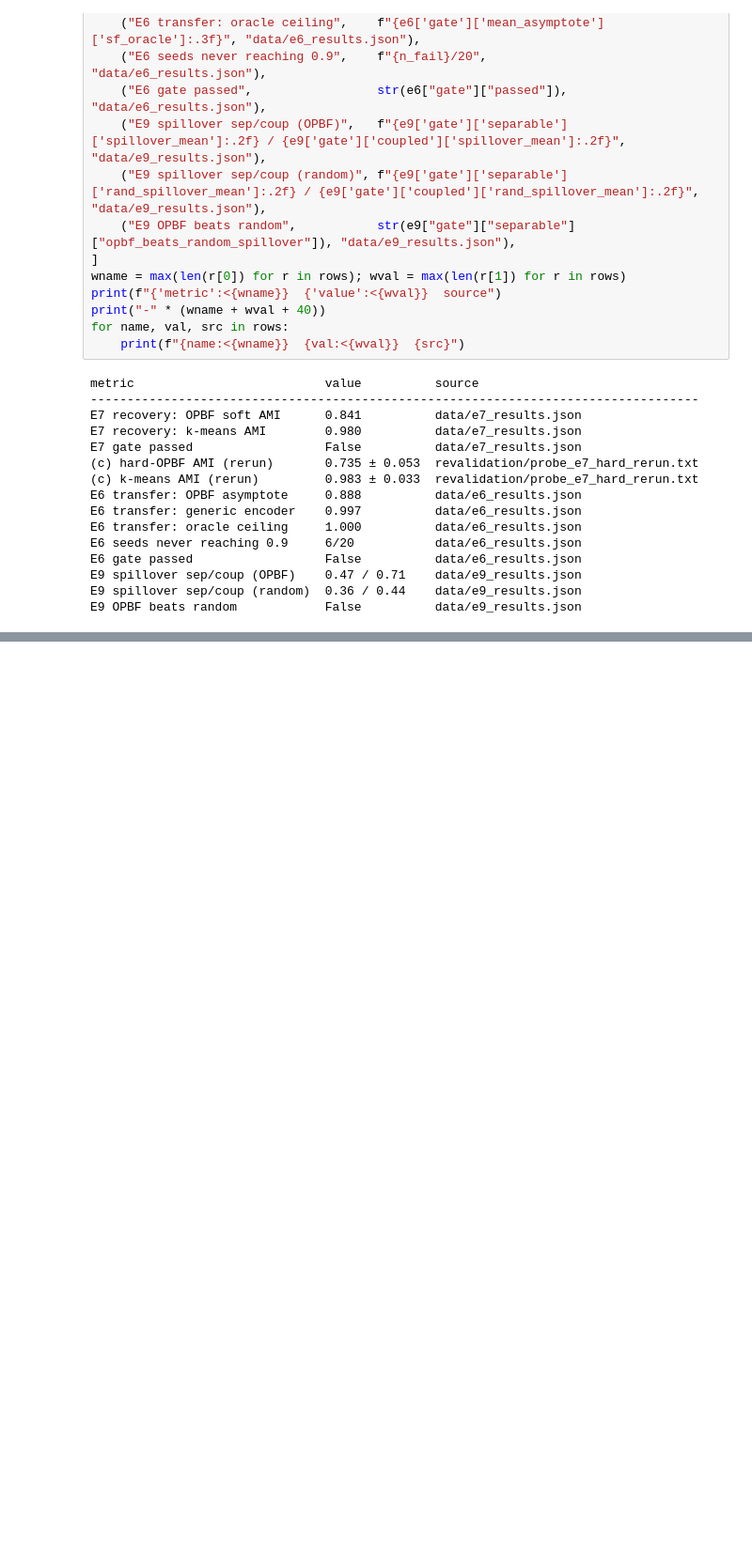
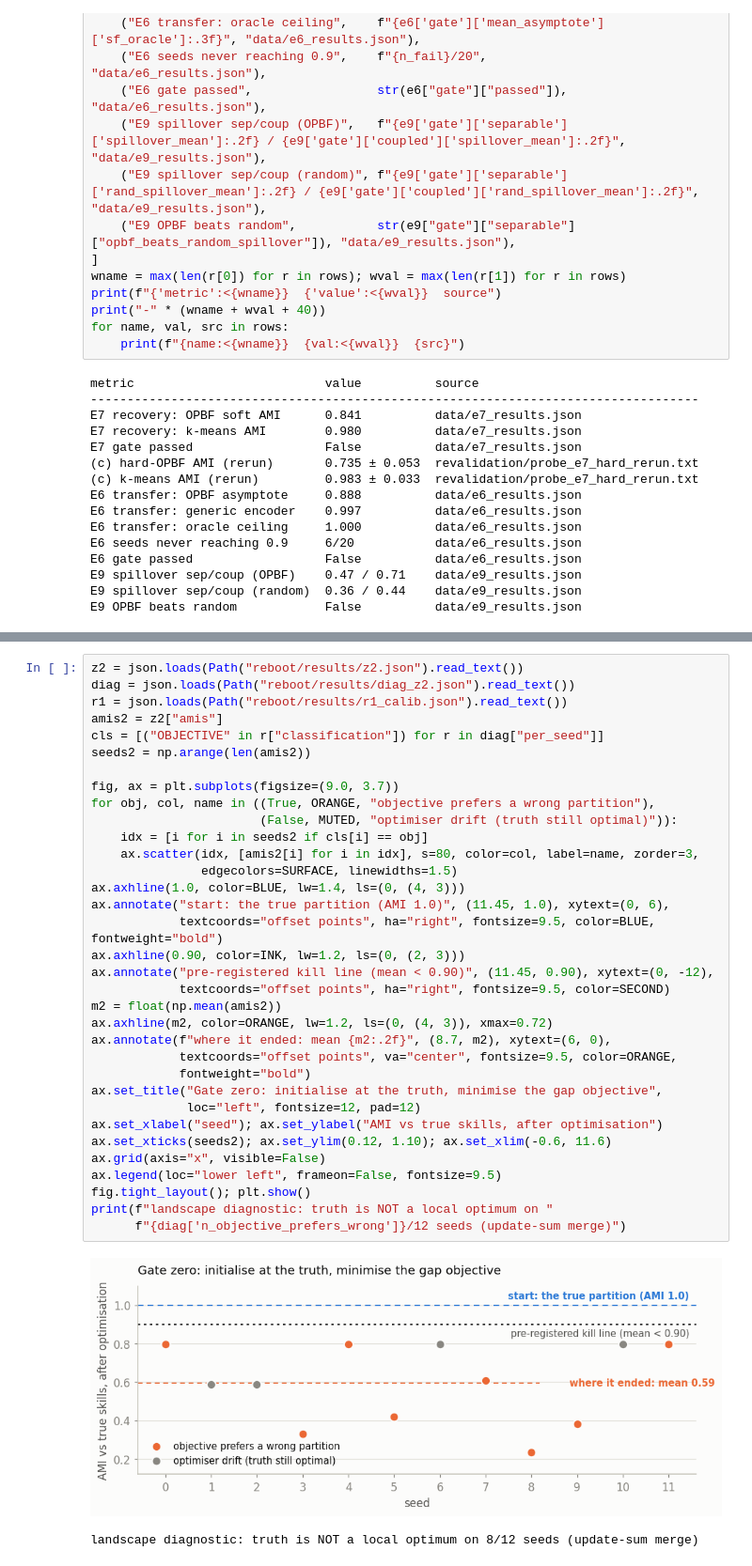
Before and after one commit to Haksaw22/OBPF, a Jupyter notebook: playground.ipynb, the cells around one changed output, grey strips where cells are left out. Shown at 94% size. Cells and saved outputs as stored; diff of their text form; blank space fills up the shorter version.

Commit message:
Release: full two-part article (The Price of Coupling), README front door, Part II figures, playground with both parts, reboot repo vendored with dated pre-registration history

```diff
--- a/playground.ipynb
+++ b/playground.ipynb
@@ -251,0 +247,37 @@ assignment is lossy. The burial is the contribution.
+# %%
+z2 = json.loads(Path("reboot/results/z2.json").read_text())
+diag = json.loads(Path("reboot/results/diag_z2.json").read_text())
+r1 = json.loads(Path("reboot/results/r1_calib.json").read_text())
+amis2 = z2["amis"]
+cls = [("OBJECTIVE" in r["classification"]) for r in diag["per_seed"]]
+seeds2 = np.arange(len(amis2))
+
+fig, ax = plt.subplots(figsize=(9.0, 3.7))
+for obj, col, name in ((True, ORANGE, "objective prefers a wrong partition"),
+                       (False, MUTED, "optimiser drift (truth still optimal)")):
+    idx = [i for i in seeds2 if cls[i] == obj]
+    ax.scatter(idx, [amis2[i] for i in idx], s=80, color=col, label=name, zorder=3,
+               edgecolors=SURFACE, linewidths=1.5)
+ax.axhline(1.0, color=BLUE, lw=1.4, ls=(0, (4, 3)))
+ax.annotate("start: the true partition (AMI 1.0)", (11.45, 1.0), xytext=(0, 6),
+            textcoords="offset points", ha="right", fontsize=9.5, color=BLUE, fontweight="bold")
+ax.axhline(0.90, color=INK, lw=1.2, ls=(0, (2, 3)))
+ax.annotate("pre-registered kill line (mean < 0.90)", (11.45, 0.90), xytext=(0, -12),
+            textcoords="offset points", ha="right", fontsize=9.5, color=SECOND)
+m2 = float(np.mean(amis2))
+ax.axhline(m2, color=ORANGE, lw=1.2, ls=(0, (4, 3)), xmax=0.72)
+ax.annotate(f"where it ended: mean {m2:.2f}", (8.7, m2), xytext=(6, 0),
+            textcoords="offset points", va="center", fontsize=9.5, color=ORANGE,
+            fontweight="bold")
+ax.set_title("Gate zero: initialise at the truth, minimise the gap objective",
+             loc="left", fontsize=12, pad=12)
+ax.set_xlabel("seed"); ax.set_ylabel("AMI vs true skills, after optimisation")
+ax.set_xticks(seeds2); ax.set_ylim(0.12, 1.10); ax.set_xlim(-0.6, 11.6)
+ax.grid(axis="x", visible=False)
+ax.legend(loc="lower left", frameon=False, fontsize=9.5)
+fig.tight_layout(); plt.show()
+print(f"landscape diagnostic: truth is NOT a local optimum on "
+      f"{diag['n_objective_prefers_wrong']}/12 seeds (update-sum merge)")
+# %% [output]
+[figure, added]
+landscape diagnostic: truth is NOT a local optimum on 8/12 seeds (update-sum merge)
```
Also changed, not shown: parts of 7 cells of this notebook, 3 other files.
